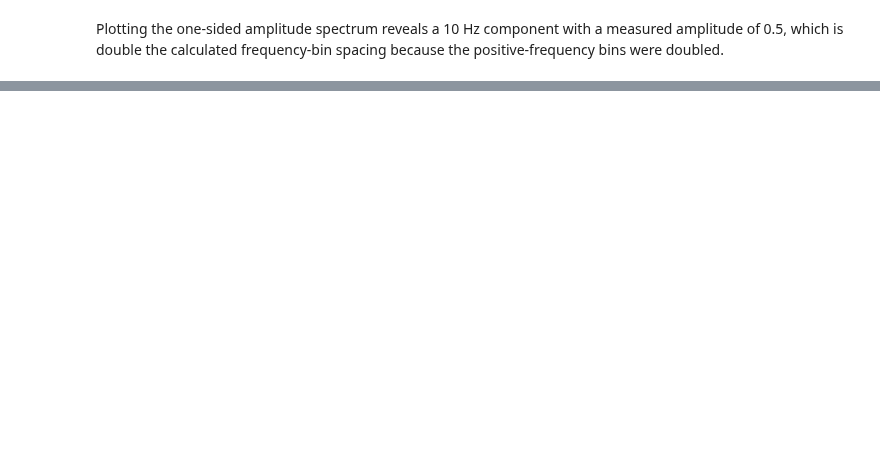
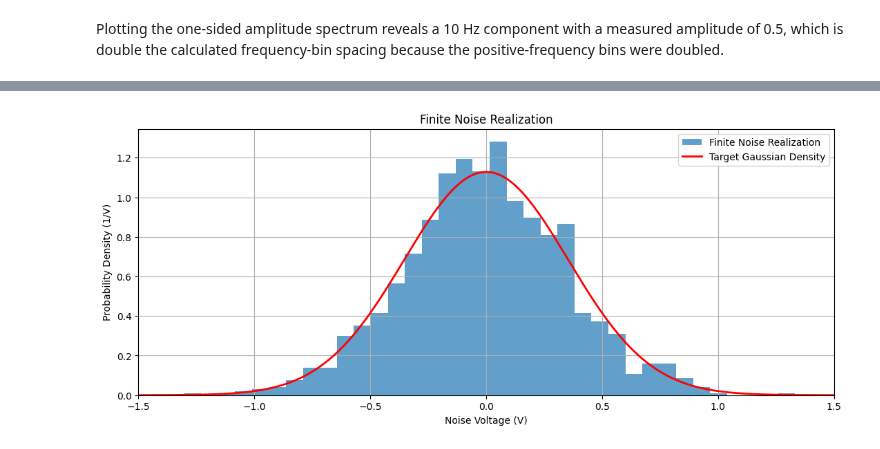
Before and after one commit to 48774861/Embedded-Wireless-Design-Labs, a Jupyter notebook: Lab2/Lab2Report.ipynb, the cells around one changed output, grey strips where cells are left out. Cells and saved outputs as stored; diff of their text form; code cells hidden in the pictures; blank space fills up the shorter version.

```diff
--- a/Lab2/Lab2Report.ipynb
+++ b/Lab2/Lab2Report.ipynb
@@ -124,0 +204,42 @@ plt.show()
+# %%
+# Voltage axis for theoretical PDF
+v = np.linspace(-1.5, 1.5, 1000)
+
+# Target Gaussian PDF
+gaussian_pdf = (
+    1 / np.sqrt(2 * np.pi * noise_power_v2)
+) * np.exp(
+    -(v**2) / (2 * noise_power_v2)
+)
+
+plt.figure(figsize=(13, 5))
+
+# Histogram of finite noise realization
+plt.hist(
+    noise_samples,
+    bins=36,
+    density=True,
+    alpha=0.7,
+    label="Finite Noise Realization"
+)
+
+# Theoretical Gaussian PDF
+plt.plot(
+    v,
+    gaussian_pdf,
+    'r',
+    linewidth=2,
+    label="Target Gaussian Density"
+)
+
+plt.xlim(-1.5, 1.5)
+
+plt.xlabel("Noise Voltage (V)")
+plt.ylabel("Probability Density (1/V)")
+plt.title("Finite Noise Realization")
+plt.grid(True)
+plt.legend()
+
+plt.show()
+# %% [output]
+[figure, added]
```
Also changed, not shown: parts of 57 cells of this notebook, 3 other files.
